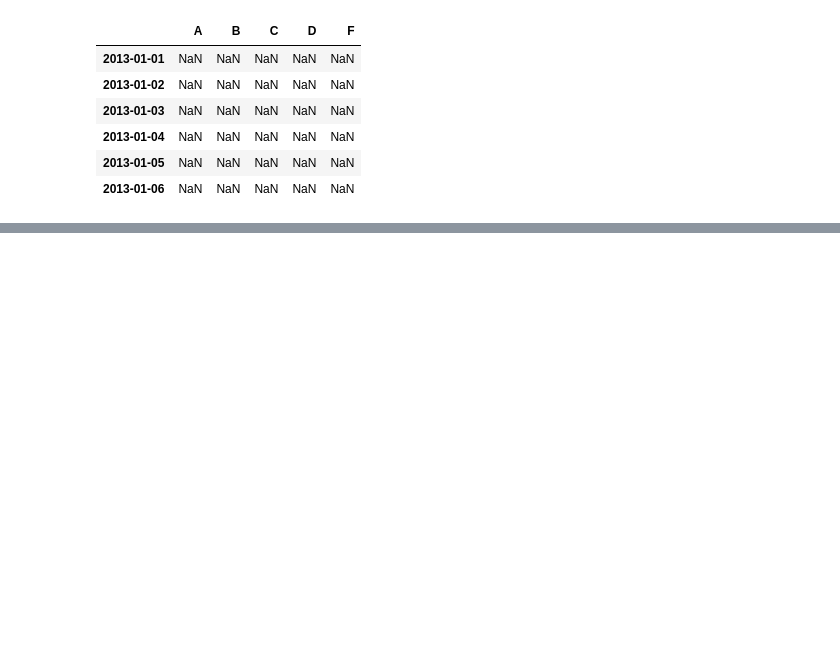
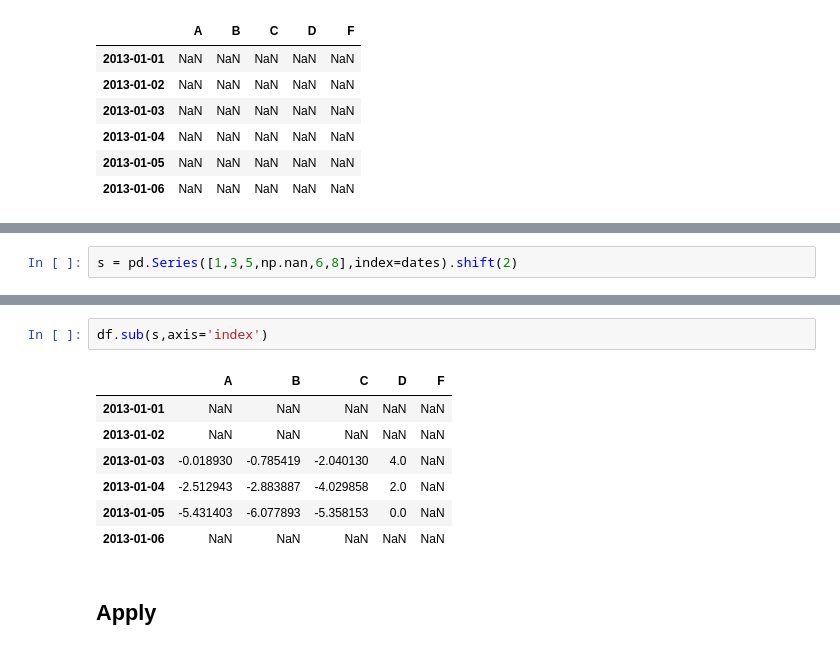
Before and after one commit to chitranjanit/dirty-your-hands-on-ml, a Jupyter notebook: ml-base/pandas/10-minutes-to-pandas/Untitled.ipynb, the cells around one changed output, grey strips where cells are left out. Saved outputs shown, nothing was run; the diff lists cells and outputs as text; blank space fills up the shorter version.

```diff
--- a/ml-base/pandas/10-minutes-to-pandas/Untitled.ipynb
+++ b/ml-base/pandas/10-minutes-to-pandas/Untitled.ipynb
@@ -475,0 +499,2 @@ df[pd.isna(df1)]
+# %%
+s = pd.Series([1,3,5,np.nan,6,8],index=dates).shift(2)
@@ -475,0 +511,12 @@ df[pd.isna(df1)]
+# %%
+df.sub(s,axis='index')
+# %% [output]
+|  | A | B | C | D | F |
+| 2013-01-01 | NaN | NaN | NaN | NaN | NaN |
+| 2013-01-02 | NaN | NaN | NaN | NaN | NaN |
+| 2013-01-03 | -0.018930 | -0.785419 | -2.040130 | 4.0 | NaN |
+| 2013-01-04 | -2.512943 | -2.883887 | -4.029858 | 2.0 | NaN |
+| 2013-01-05 | -5.431403 | -6.077893 | -5.358153 | 0.0 | NaN |
+| 2013-01-06 | NaN | NaN | NaN | NaN | NaN |
+# %% [markdown]
+## Apply
```
Also changed, not shown: parts of 35 cells of this notebook, 7 other files.
